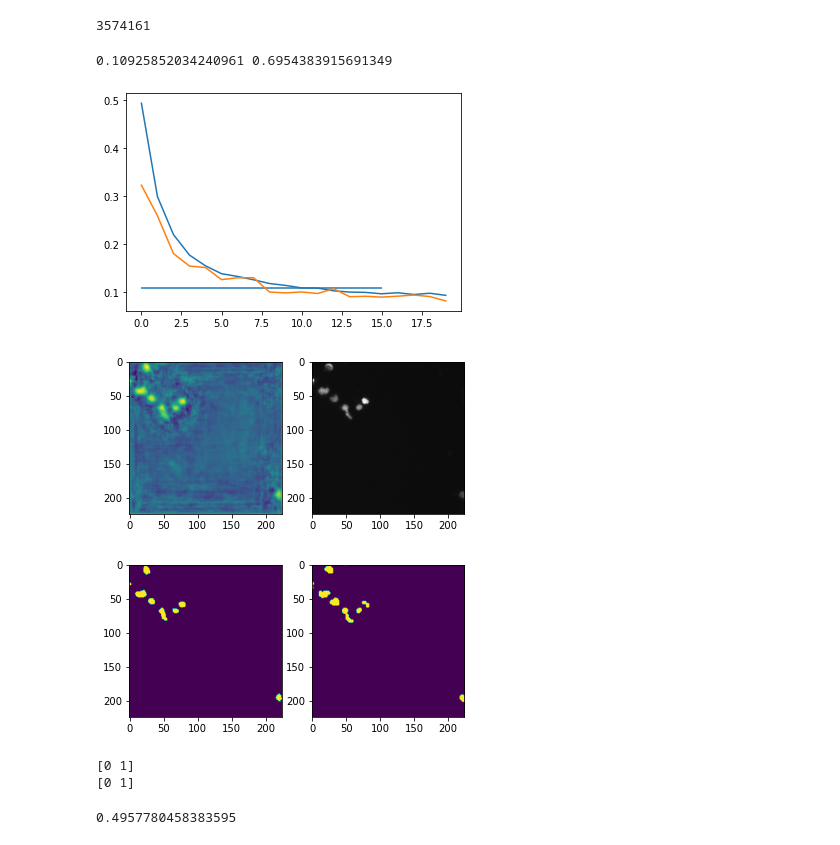
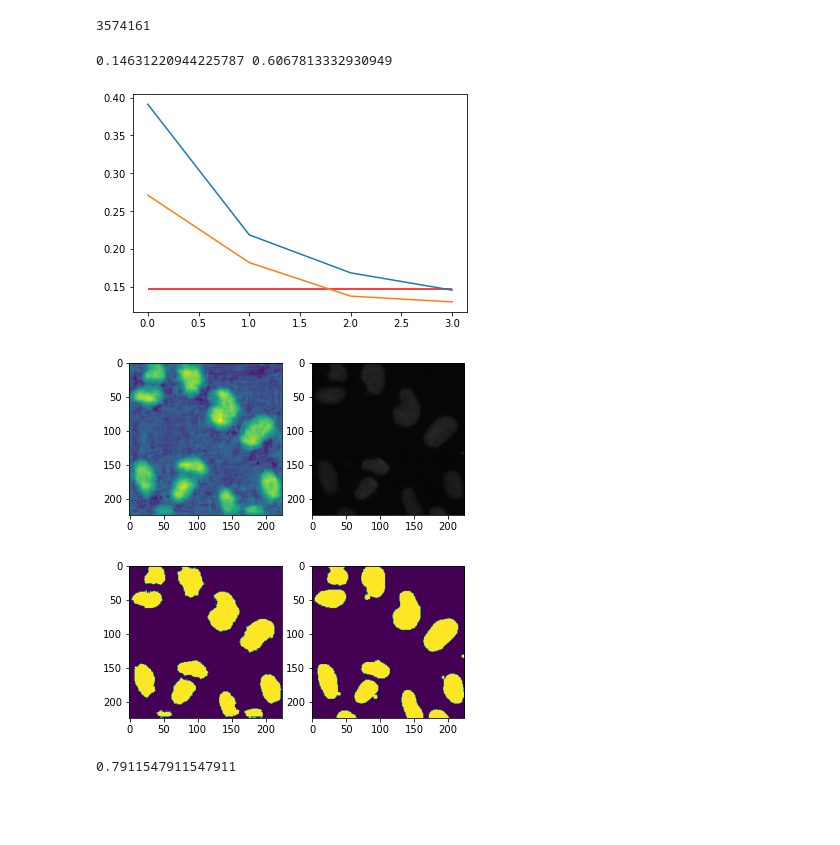
Before and after one commit to HarmlessHarm/MscThesis, a Jupyter notebook: Unet.ipynb, the cells around one changed output. Saved outputs shown, nothing was run; the diff lists cells and outputs as text; code cells hidden in the pictures; blank space fills up the shorter version.

```diff
--- a/Unet.ipynb
+++ b/Unet.ipynb
@@ -96,6 +96,10 @@ dataLoader_validation = DataLoader(dataset=validation_dataset, batch_size=8, shu
 
 dataLoader_test = DataLoader(dataset=test_dataset, batch_size=1, shuffle=True)
 # %%
+model = CustomUnet()
+
+model.to(device)
+
 # Use Binary Cross Entropy Loss and Stochastic Gradient Descent
 criterion = torch.nn.BCEWithLogitsLoss()
 optimizer = torch.optim.SGD(model.parameters(), lr=0.01)
@@ -107,7 +111,7 @@ trainer = Trainer(model=model,
                  training_DataLoader=dataLoader_training,
                  validation_DataLoader=dataLoader_validation,
                  test_DataLoader=dataLoader_test,
-                 epochs=20,
+                 epochs=4,
                  notebook=True)
 
 train_loss, val_loss, lr, test_loss, test_iou = trainer.run_trainer()
@@ -116,16 +120,18 @@ torch.save(model.state_dict(), 'Smol_UNet_pretrained_20epochs.pt')
 # %%
 print(test_loss, test_iou)
 # %% [output]
-0.10925852034240961 0.6954383915691349
+0.14631220944225787 0.6067813332930949
 # %%
 plt.plot(train_loss)
 plt.plot(val_loss)
-plt.hlines(test_loss, 0, 15)
+plt.hlines(test_loss, 0, len(train_loss) - 1, color='red')
 plt.show()
 # %% [output]
-[figure, old version]
+[figure, new version]
 # %%
-sample = train_dataset[0]
+i = int(random.random() * len(train_dataset))
+i = 55
+sample = train_dataset[i]
 img, target = sample.values()
 model.eval()
 out = model(img.unsqueeze(0).to(device))
@@ -138,36 +144,30 @@ a[0].imshow(out.squeeze(0).permute(1,2,0).detach().cpu().numpy())
 a[1].imshow(img.permute(1,2,0)/255)
 plt.show()
 # %% [output]
-[figure, old version]
+[figure, new version]
 # %%
 import torch.nn.functional as F
 
-mask = F.sigmoid(out) > 0.5
+mask = F.sigmoid(out) >= 0.5
 
 mask = mask.squeeze(0).squeeze(0).detach().cpu().numpy()
 
 target = target.squeeze(0).type(torch.BoolTensor).detach().numpy()
 
 f, a = plt.subplots(1,2)
 
 a[0].imshow(mask)
 a[1].imshow(target)
 
 # plt.imshow(mask)
 plt.show()
 # %% [output]
-[figure, old version]
+[figure, new version]
 # %%
 # IoU
 from sklearn.metrics import jaccard_score
 
-print(np.unique(mask.astype('int')))
-print(np.unique(target.astype('int')))
-# print(np.unique(target))
-
 jaccard_score(mask.reshape(-1), target.reshape(-1))
 # %% [output]
-[0 1]
-[0 1]
+0.7911547911547911
-0.4957780458383595
 # %%
```
Also changed, not shown: parts of 2 cells of this notebook, 11 other files.
